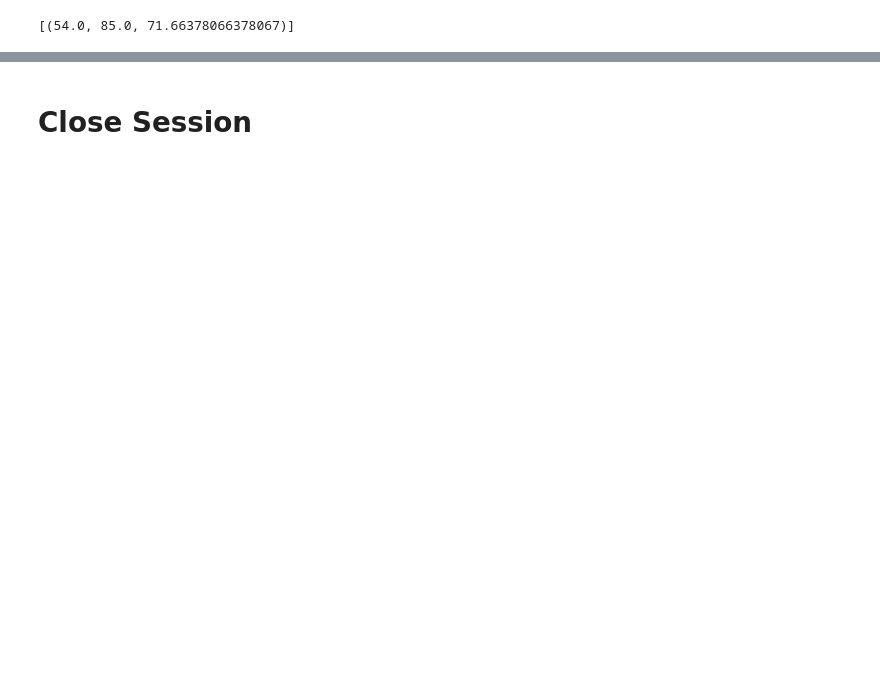
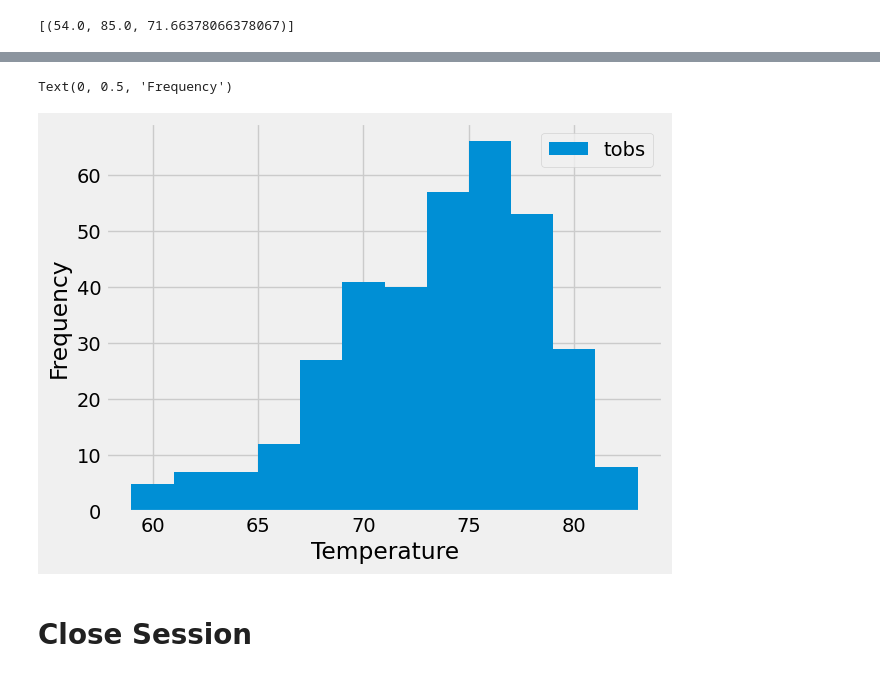
Before and after one commit to rinals/sqlalchemy-challenge, a Jupyter notebook: climate_starter_copy.ipynb, the cells around one changed output, grey strips where cells are left out. Drawn from its saved outputs; the diff is of its cells as text; code cells hidden in the pictures; blank space fills up the shorter version.

Commit message:
Exploratory Station analysis

```diff
--- a/climate_starter_copy.ipynb
+++ b/climate_starter_copy.ipynb
@@ -131,0 +138,6 @@ precipitation_df.describe()
+# %%
+# Find the most active station (from the previous query)
+most_active_station = session.query(Measurement.station).\
+    group_by(Measurement.station).\
+    order_by(func.count(Measurement.station).desc()).first()[0]
+print(f"Most active station: {most_active_station}")
@@ -142,3 +156,29 @@ Text(0.5, 4.183333333333314, 'Temperature')
+# %%
+# Using the most active station id
+# Query the last 12 months of temperature observation data for this station and plot the results as a histogram
+tobs_data = session.query(Measurement.tobs).\
+    filter(Measurement.station == most_active_station).\
+    filter(Measurement.date >= one_year_ago).all()
+
+# Convert the query result to a list of temperatures
+temperatures = [temp[0] for temp in tobs_data]
+
+# Plot the results as a histogram with 12 bins
+plt.hist(temperatures, bins=12, label='tobs')
+
+# Add labels and legend
+plt.xlabel('Temperature')
+y_label = plt.ylabel('Frequency')
+plt.legend(loc='upper right')
+
+# Print the Text object for the y-axis label (similar to how it works with precipitation plot)
+print(y_label)
+
+# Show the plot
+plt.show()
+# %% [output]
+Text(0, 0.5, 'Frequency')
+[figure, added]
 # %% [markdown]
 # Close Session
 # %%
```
Also changed, not shown: parts of 6 cells of this notebook.
